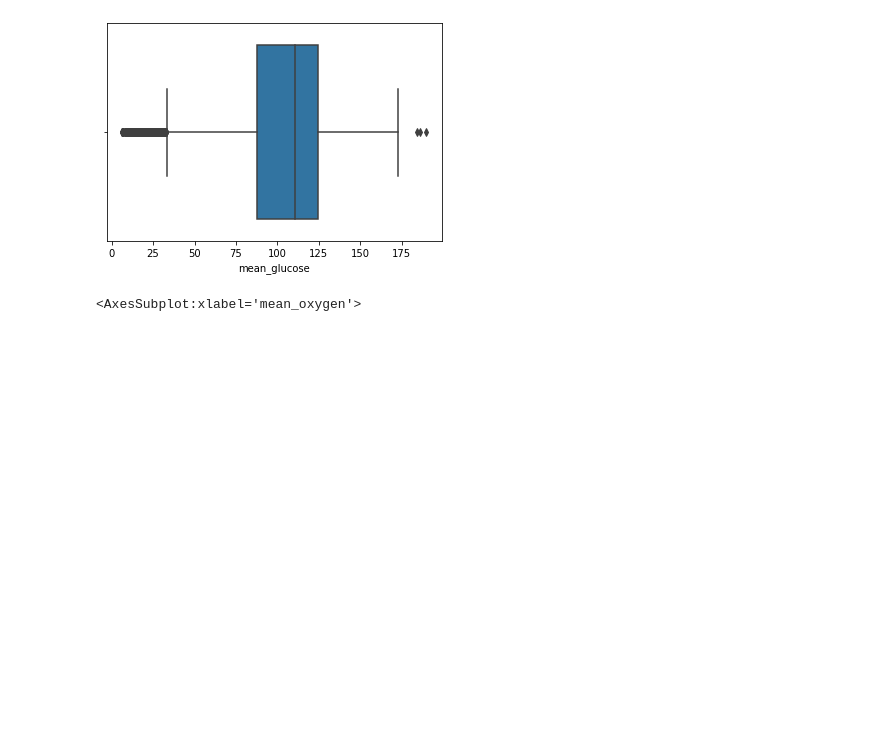
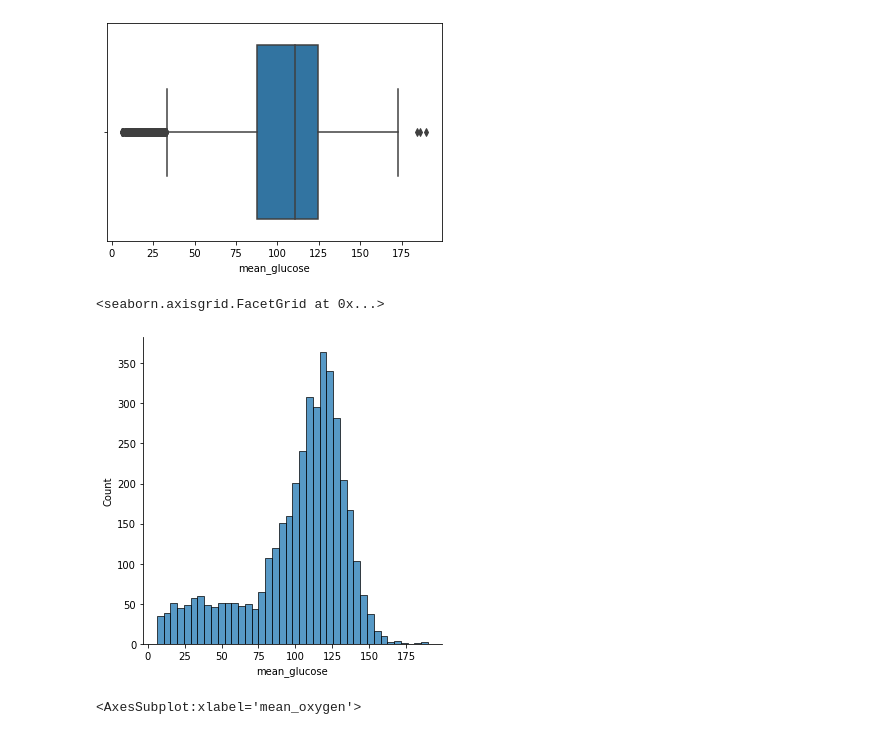
Before and after one commit to xsipka/FIIT_IAU_Projekt, a Jupyter notebook: test.ipynb, the cells around one changed output. Drawn from its saved outputs; the diff is of its cells as text; code cells hidden in the pictures; blank space fills up the shorter version.

```diff
--- a/test.ipynb
+++ b/test.ipynb
@@ -84,6 +121,11 @@ sns.boxplot(data = medical_data, x = "mean_glucose")
 # %% [output]
 <AxesSubplot:xlabel='mean_glucose'>
 [figure]
+# %%
+sns.displot(medical_data, x = "mean_glucose")
+# %% [output]
+<seaborn.axisgrid.FacetGrid at 0x...>
+[figure, added]
 # %%
 sns.boxplot(data = medical_data, x = "mean_oxygen")
 # %% [output]
```
Also changed, not shown: parts of 9 cells of this notebook.
